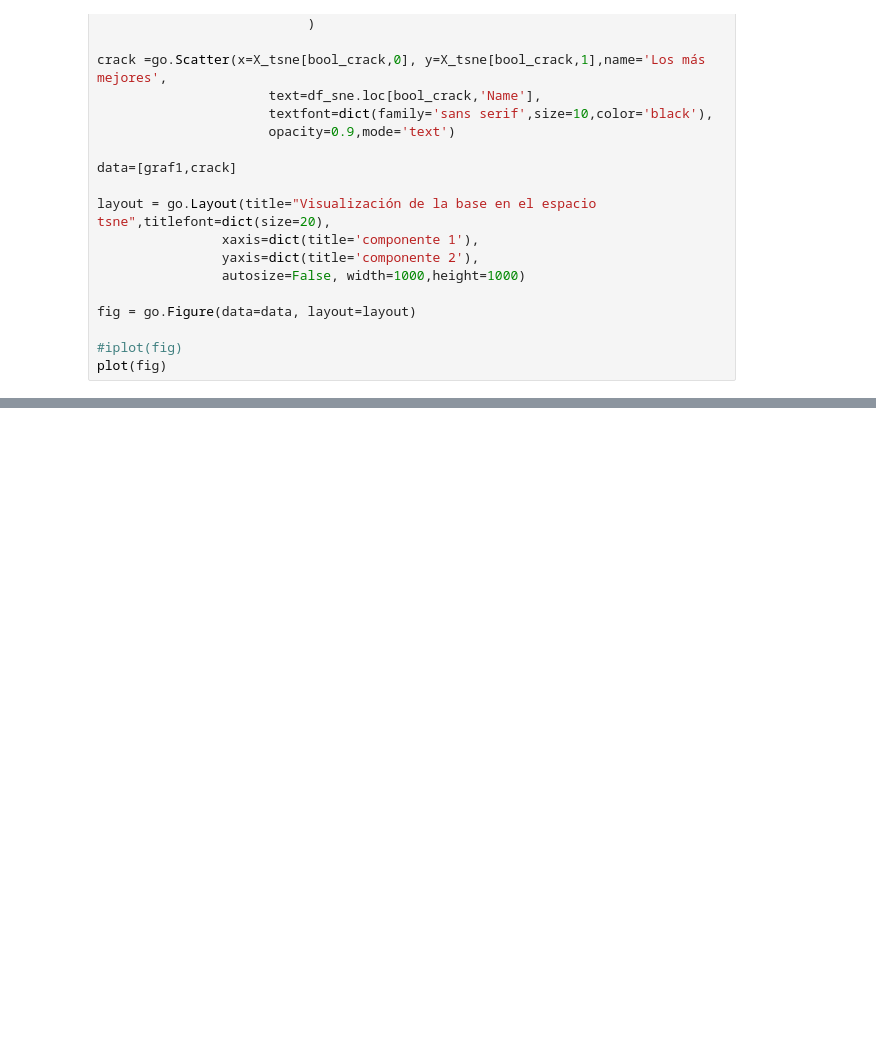
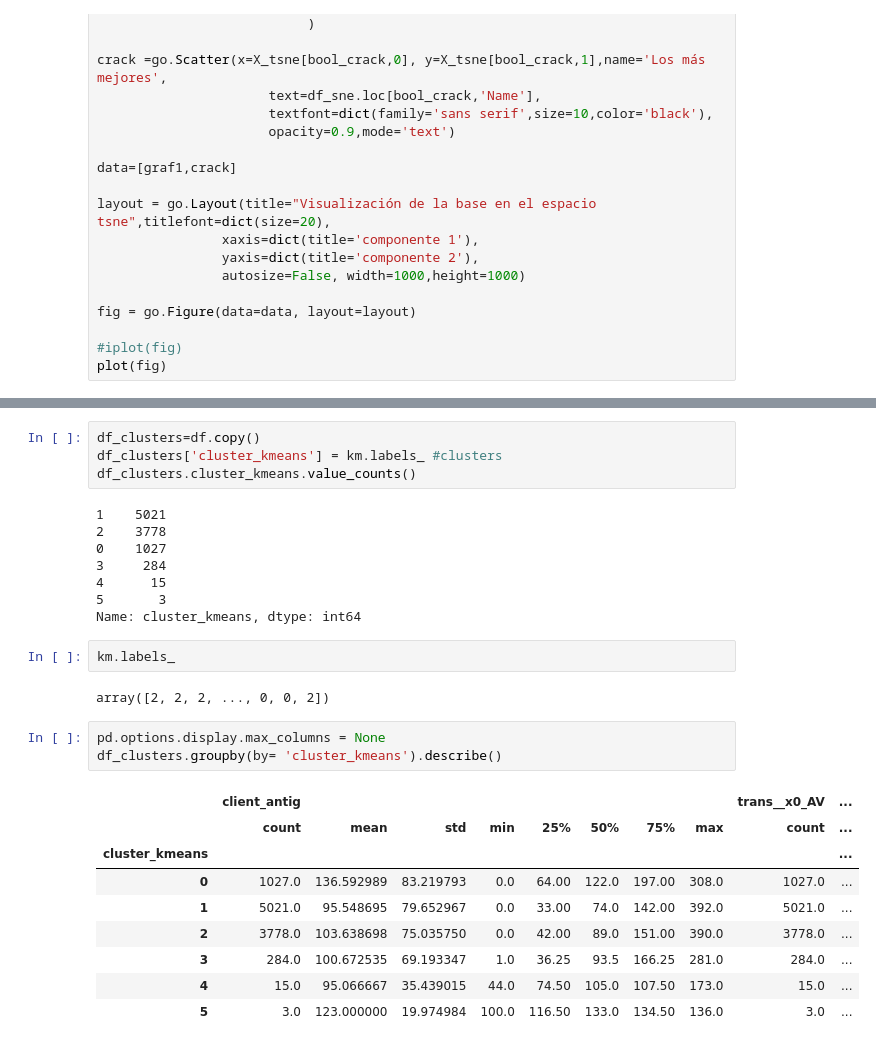
Before and after one commit to JIBarrionuevoGaltier/DiploDatos_2021_Mentoria_Grupo_2, a Jupyter notebook: notebooks_tp5/trabajo_practico_5_grupo2.ipynb, the cells around one changed output, grey strips where cells are left out. Cells and saved outputs as stored; diff of their text form; blank space fills up the shorter version.

```diff
--- a/notebooks_tp5/trabajo_practico_5_grupo2.ipynb
+++ b/notebooks_tp5/trabajo_practico_5_grupo2.ipynb
@@ -370,0 +395,29 @@ usando el monto y la fecha del monto de moviento.
+# %%
+df_clusters=df.copy()
+df_clusters['cluster_kmeans'] = km.labels_ #clusters
+df_clusters.cluster_kmeans.value_counts()
+# %% [output]
+1    5021
+2    3778
+0    1027
+3     284
+4      15
+5       3
+Name: cluster_kmeans, dtype: int64
+# %%
+km.labels_
+# %% [output]
+array([2, 2, 2, ..., 0, 0, 2])
+# %%
+pd.options.display.max_columns = None
+df_clusters.groupby(by= 'cluster_kmeans').describe()
+# %% [output]
+|  | client_antig |  |  |  |  |  |  |  | trans__x0_AV | ... |
+|  | count | mean | std | min | 25% | 50% | 75% | max | count | ... |
+| cluster_kmeans |  |  |  |  |  |  |  |  |  | ... |
+| 0 | 1027.0 | 136.592989 | 83.219793 | 0.0 | 64.00 | 122.0 | 197.00 | 308.0 | 1027.0 | ... |
+| 1 | 5021.0 | 95.548695 | 79.652967 | 0.0 | 33.00 | 74.0 | 142.00 | 392.0 | 5021.0 | ... |
+| 2 | 3778.0 | 103.638698 | 75.035750 | 0.0 | 42.00 | 89.0 | 151.00 | 390.0 | 3778.0 | ... |
+| 3 | 284.0 | 100.672535 | 69.193347 | 1.0 | 36.25 | 93.5 | 166.25 | 281.0 | 284.0 | ... |
+| 4 | 15.0 | 95.066667 | 35.439015 | 44.0 | 74.50 | 105.0 | 107.50 | 173.0 | 15.0 | ... |
+| 5 | 3.0 | 123.000000 | 19.974984 | 100.0 | 116.50 | 133.0 | 134.50 | 136.0 | 3.0 | ... |
```
Also changed, not shown: parts of 24 cells of this notebook.
